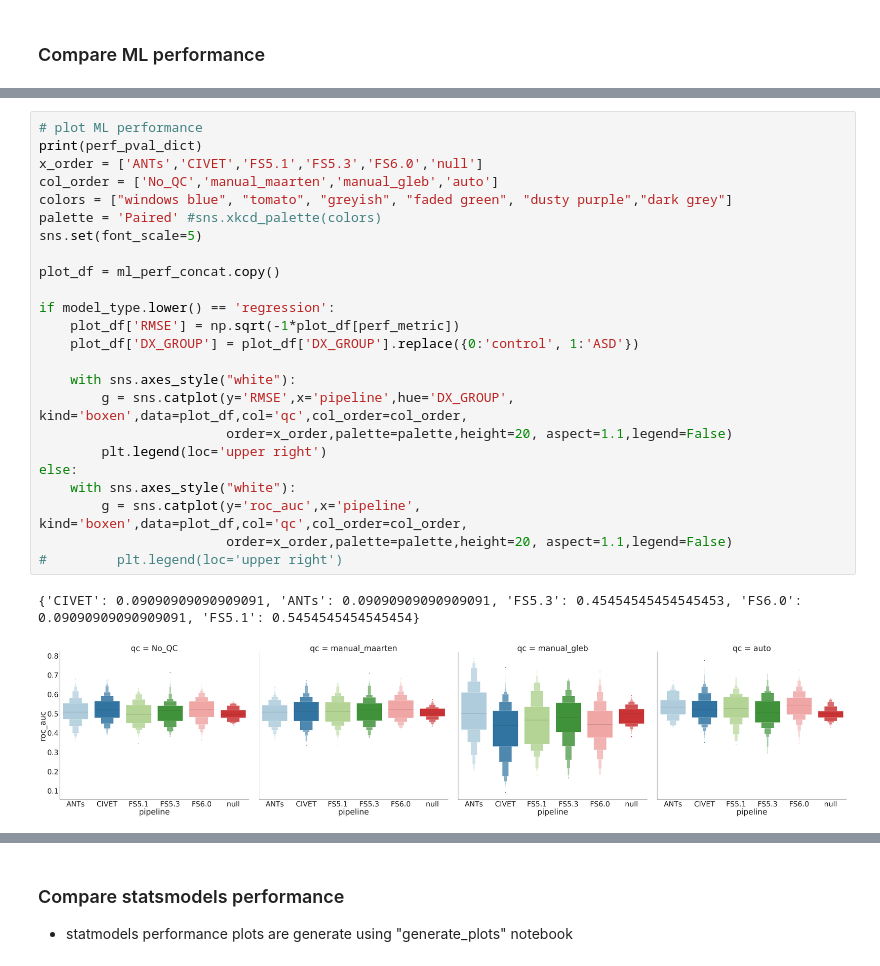
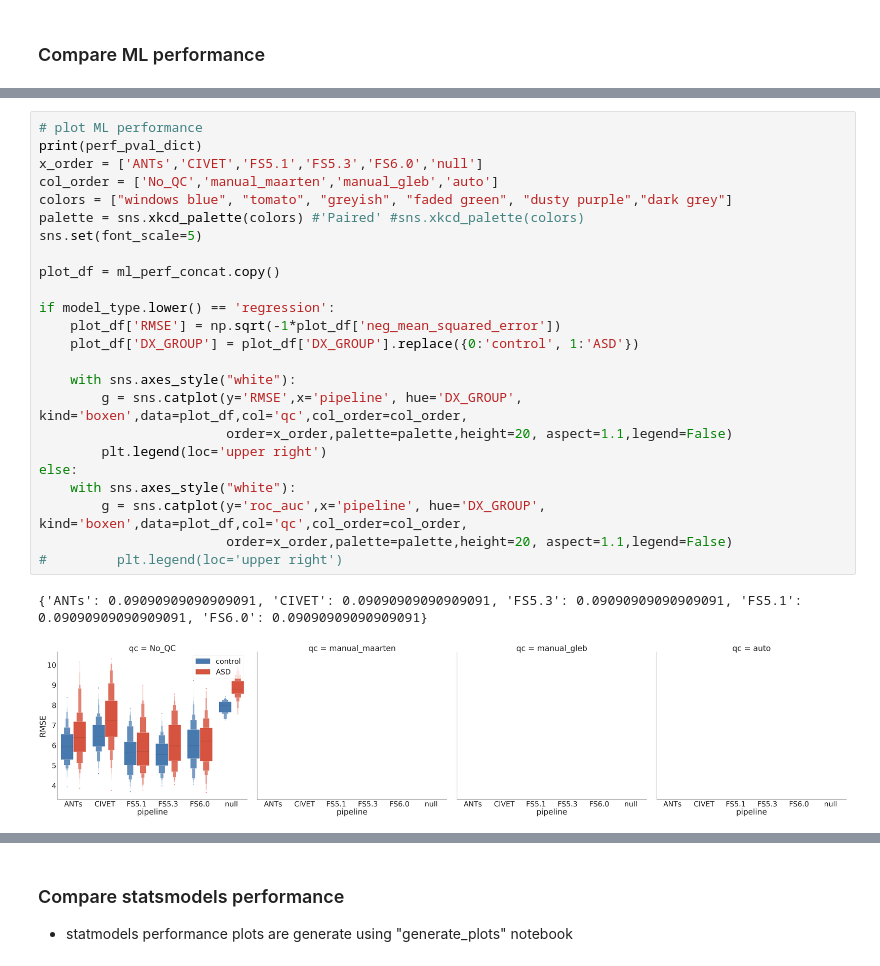
Before and after one commit to neurodatascience/compare-surf-tools, a Jupyter notebook: notebooks/run_pipeline_comparisons.ipynb, the cells around one changed output, grey strips where cells are left out. Cells and saved outputs as stored; diff of their text form.

```diff
--- a/notebooks/run_pipeline_comparisons.ipynb
+++ b/notebooks/run_pipeline_comparisons.ipynb
@@ -658,27 +682,27 @@ Using classification model with perf metric roc_auc
 # %%
 # plot ML performance
 print(perf_pval_dict)
 x_order = ['ANTs','CIVET','FS5.1','FS5.3','FS6.0','null']
 col_order = ['No_QC','manual_maarten','manual_gleb','auto']
 colors = ["windows blue", "tomato", "greyish", "faded green", "dusty purple","dark grey"]
-palette = 'Paired' #sns.xkcd_palette(colors)
+palette = sns.xkcd_palette(colors) #'Paired' #sns.xkcd_palette(colors)
 sns.set(font_scale=5)
 
 plot_df = ml_perf_concat.copy()
 
 if model_type.lower() == 'regression':
-    plot_df['RMSE'] = np.sqrt(-1*plot_df[perf_metric])
+    plot_df['RMSE'] = np.sqrt(-1*plot_df['neg_mean_squared_error'])
     plot_df['DX_GROUP'] = plot_df['DX_GROUP'].replace({0:'control', 1:'ASD'})
 
     with sns.axes_style("white"):
-        g = sns.catplot(y='RMSE',x='pipeline',hue='DX_GROUP', kind='boxen',data=plot_df,col='qc',col_order=col_order,
+        g = sns.catplot(y='RMSE',x='pipeline', hue='DX_GROUP', kind='boxen',data=plot_df,col='qc',col_order=col_order,
                         order=x_order,palette=palette,height=20, aspect=1.1,legend=False)
         plt.legend(loc='upper right')
 else:
     with sns.axes_style("white"):
-        g = sns.catplot(y='roc_auc',x='pipeline', kind='boxen',data=plot_df,col='qc',col_order=col_order,
+        g = sns.catplot(y='roc_auc',x='pipeline', hue='DX_GROUP', kind='boxen',data=plot_df,col='qc',col_order=col_order,
                         order=x_order,palette=palette,height=20, aspect=1.1,legend=False)
 #         plt.legend(loc='upper right')
 # %% [output]
-{'CIVET': 0.09090909090909091, 'ANTs': 0.09090909090909091, 'FS5.3': 0.45454545454545453, 'FS6.0': 0.09090909090909091, 'FS5.1': 0.5454545454545454}
+{'ANTs': 0.09090909090909091, 'CIVET': 0.09090909090909091, 'FS5.3': 0.09090909090909091, 'FS5.1': 0.09090909090909091, 'FS6.0': 0.09090909090909091}
-[figure, old version]
+[figure, new version]
```
Also changed, not shown: parts of 4 cells of this notebook, 2 other files.
